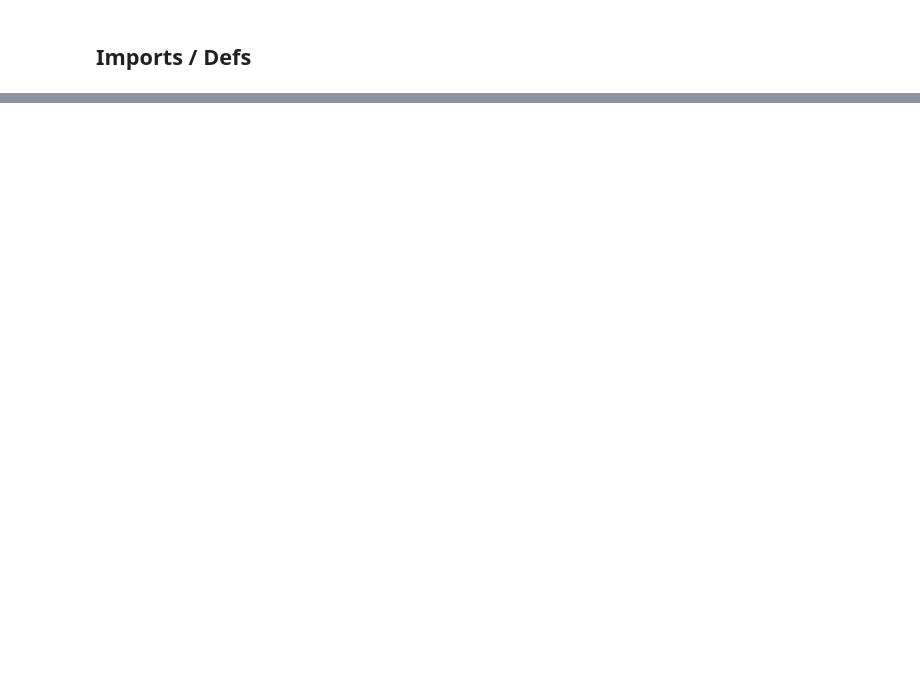
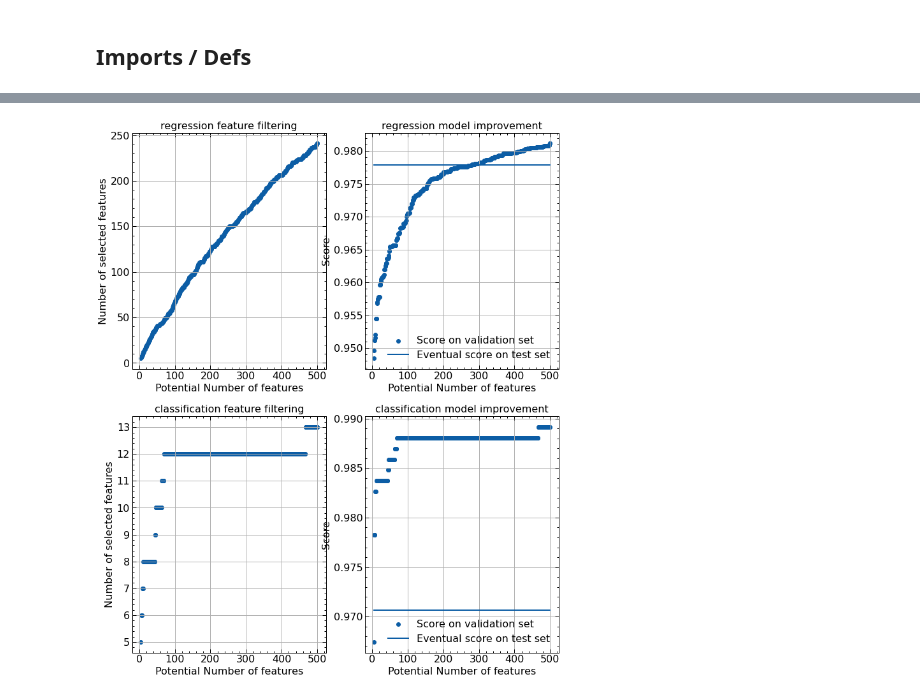
Before and after one commit to Spectral-OD/feature_selection_by_disjointification, a Jupyter notebook: 07_Wrapper_Implementation.ipynb, the cells around one changed output, grey strips where cells are left out. Saved outputs shown, nothing was run; the diff lists cells and outputs as text; code cells hidden in the pictures; blank space fills up the shorter version.

```diff
--- a/07_Wrapper_Implementation.ipynb
+++ b/07_Wrapper_Implementation.ipynb
@@ -62,0 +44,7 @@ LogisticRegression(max_iter=10000)
+# %%
+wrapper = DisjointificationWrapper(disjointification_model=disj, train_size_split=0.5, validation_size_split=0.3,test_size_split=0.2)
+wrapper.run()
+# %%
+wrapper.show_results()
+# %% [output]
+[figure, added]
```
Also changed, not shown: parts of 10 cells of this notebook, 5 other files.
